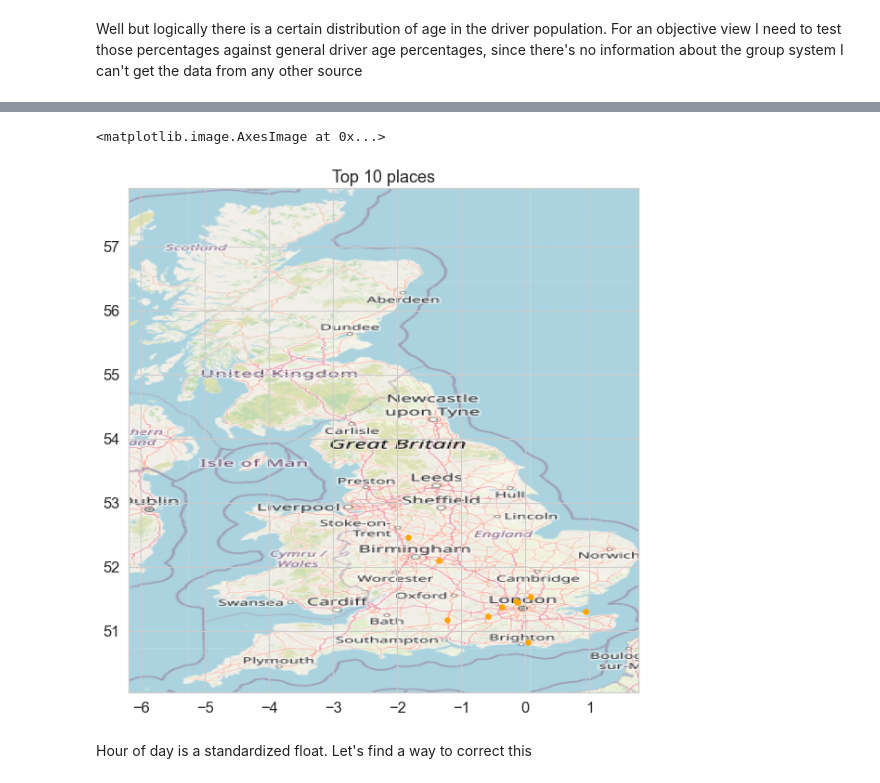
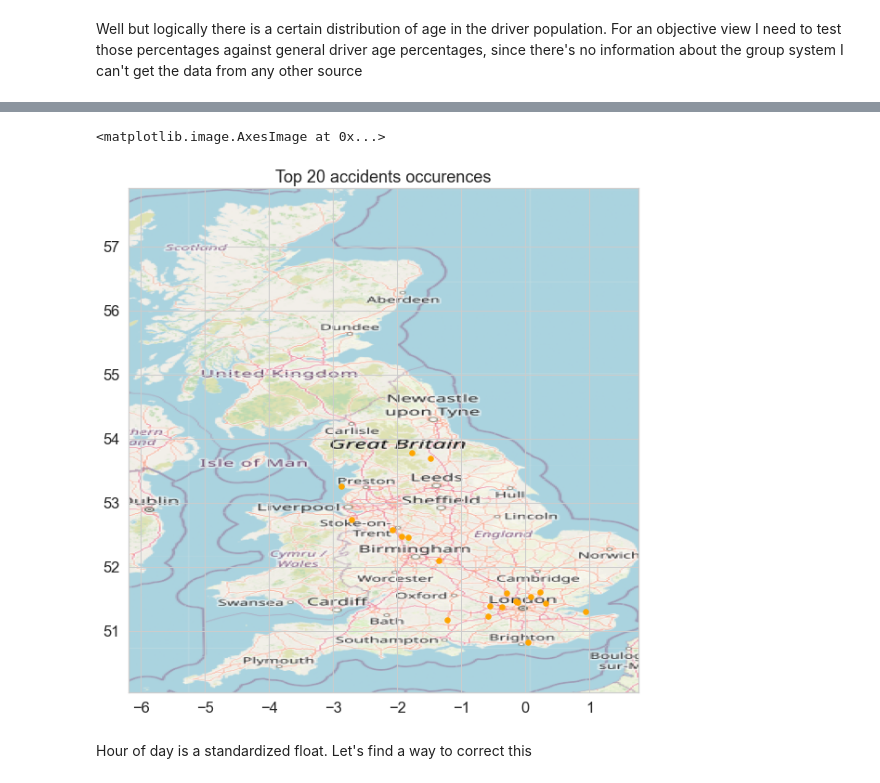
Before and after one commit to ToVic/ML_learning_projects, a Jupyter notebook: accidents_DA.ipynb, the cells around one changed output, grey strips where cells are left out. Cells and saved outputs as stored; diff of their text form; code cells hidden in the pictures.

```diff
--- a/accidents_DA.ipynb
+++ b/accidents_DA.ipynb
@@ -165,8 +165,9 @@ Well but logically there is a certain distribution of age in the driver populati
 # %%
 map_bg = plt.imread('./map2.png')
 # %%
-#get top 10 locations
-q = df.groupby(['Longitude','Latitude'])['Longitude'].count().sort_values(ascending=False).iloc[:10]
+#get top X locations
+top_x = 20
+q = df.groupby(['Longitude','Latitude'])['Longitude'].count().sort_values(ascending=False).iloc[:top_x]
 q_2 = pd.DataFrame(data = q)
 q_2.columns = ['Count']
 q_2.reset_index(inplace=True)
@@ -188,16 +195,16 @@ boundaries = (df['Longitude'].min(), df['Longitude'].max(), df['Latitude'].min()
 # %%
 #show top 10 locations
 #boundaries in a tuple
 
 fig, ax = plt.subplots()
 plt.scatter(q_2['Longitude'], q_2['Latitude'], zorder = 1, alpha = 1, c='orange', s=30)
-ax.set_title('Top 10 places')
+ax.set_title('Top {} accidents occurences'.format(top_x))
 ax.set_xlim(boundaries[0], boundaries[1])
 ax.set_ylim(boundaries[2], boundaries[3])
 ax.imshow(map_bg, zorder = 0, extent = boundaries, aspect = 'equal')
 # %% [output]
 <matplotlib.image.AxesImage at 0x...>
-[figure, old version]
+[figure, new version]
 # %% [markdown]
 Hour of day is a standardized float. Let's find a way to correct this
 # %%
```
Also changed, not shown: parts of 4 cells of this notebook.
